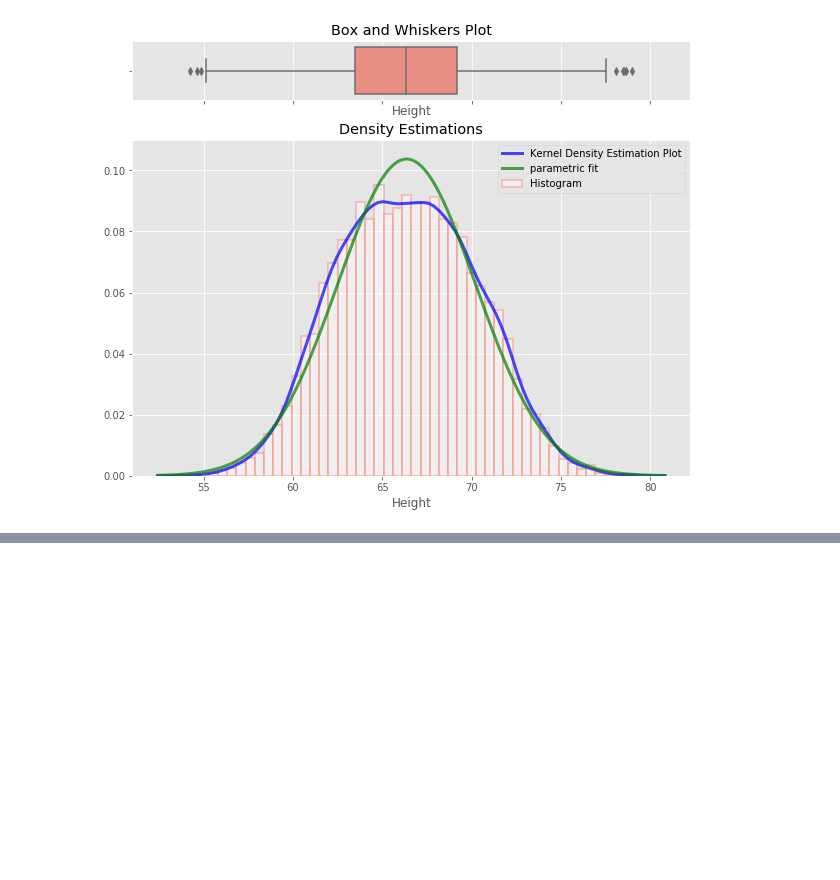
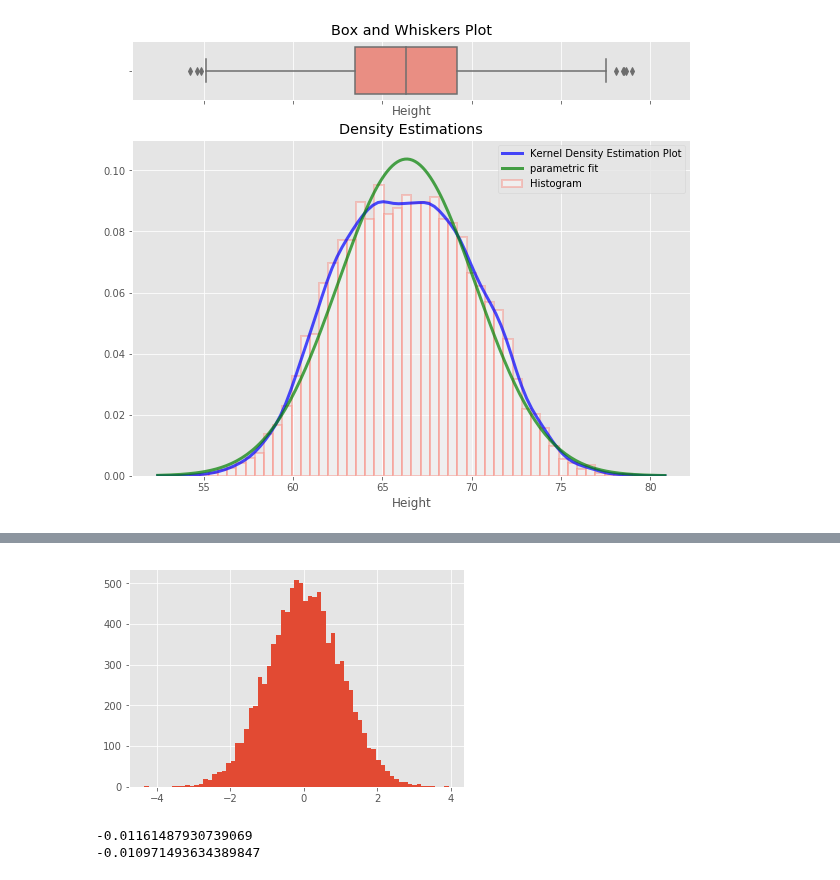
Before and after one commit to bartomolina/dscurriculum, a Jupyter notebook: m1s9/index.ipynb, the cells around one changed output, grey strips where cells are left out. Cells and saved outputs as stored; diff of their text form; code cells hidden in the pictures; blank space fills up the shorter version.

```diff
--- a/m1s9/index.ipynb
+++ b/m1s9/index.ipynb
@@ -85,0 +124,10 @@ plt.legend()
+# %%
+x_random = np.random.normal(0, 1, 10000)
+plt.hist(x_random, bins='auto')
+plt.show()
+print(kurtosis(x_random))
+print(skew(x_random))
+# %% [output]
+[figure, added]
+-0.01161487930739069
+-0.010971493634389847
```
Also changed, not shown: parts of 7 cells of this notebook, 3 other files.
